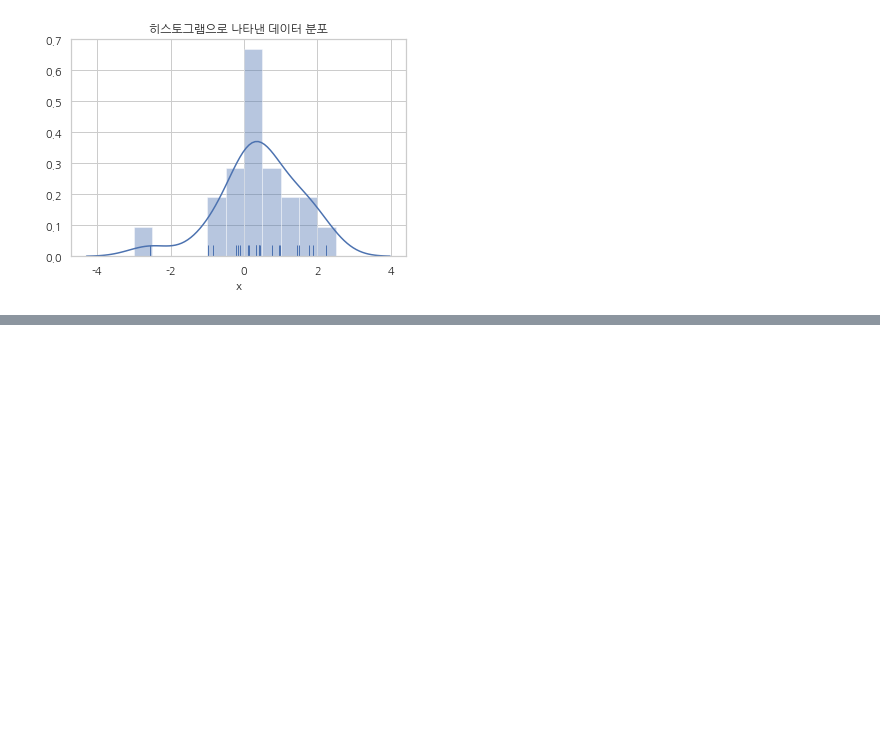
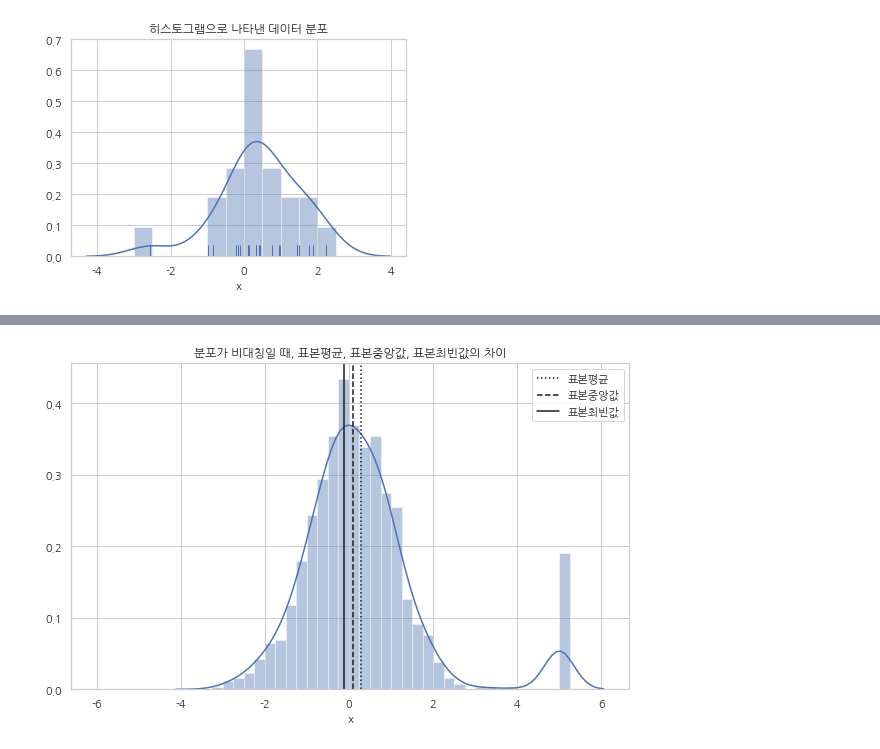
Before and after one commit to wooseok1152/python-data_science_school, a Jupyter notebook: 데이터 사이언스 스쿨 연습장.ipynb, the cells around one changed output, grey strips where cells are left out. Saved outputs shown, nothing was run; the diff lists cells and outputs as text; code cells hidden in the pictures; blank space fills up the shorter version.

```diff
--- a/데이터 사이언스 스쿨 연습장.ipynb
+++ b/데이터 사이언스 스쿨 연습장.ipynb
@@ -2130,0 +2152,34 @@ plt.show()
+# %%
+'''분포가 비대칭일 때, 표본평균,표본중앙값, 표본최빈값의 차이'''
+np.random.seed(1)
+x = np.random.normal(size = 1000)
+x = np.hstack([x, 5 * np.ones(50)])
+# print(x)
+
+bins = np.linspace(-6, 6, 12*4 + 1)
+# print(bins, len(bins))
+
+ns, _ = np.histogram(x, bins = bins)
+# print(ns, "\n")
+# print(_)
+
+sample_mean = np.mean(x)
+sample_median = np.median(x)
+
+# 'ns' 벡터 내 최대값 요소의 index
+mode_index = np.argmax(ns)
+sample_mode = 0.5 * (bins[mode_index] + bins[mode_index + 1])
+
+plt.figure(figsize=(10,6))
+sns.distplot(x, bins=bins)
+
+# 'c' 매개변수 : verticle line의 color를 의미, "ls" 매개변수 : line style을 의미
+plt.axvline(sample_mean, c = "k", ls=":", label = "표본평균")
+plt.axvline(sample_median, c = "k", ls = "--", label = "표본중앙값")
+plt.axvline(sample_mode, c = "k", ls = "-", label = "표본최빈값")
+plt.title("분포가 비대칭일 때, 표본평균, 표본중앙값, 표본최빈값의 차이")
+plt.legend()
+plt.xlabel("x")
+plt.show()
+# %% [output]
+[figure, added]
```
Also changed, not shown: parts of 7 cells of this notebook.
